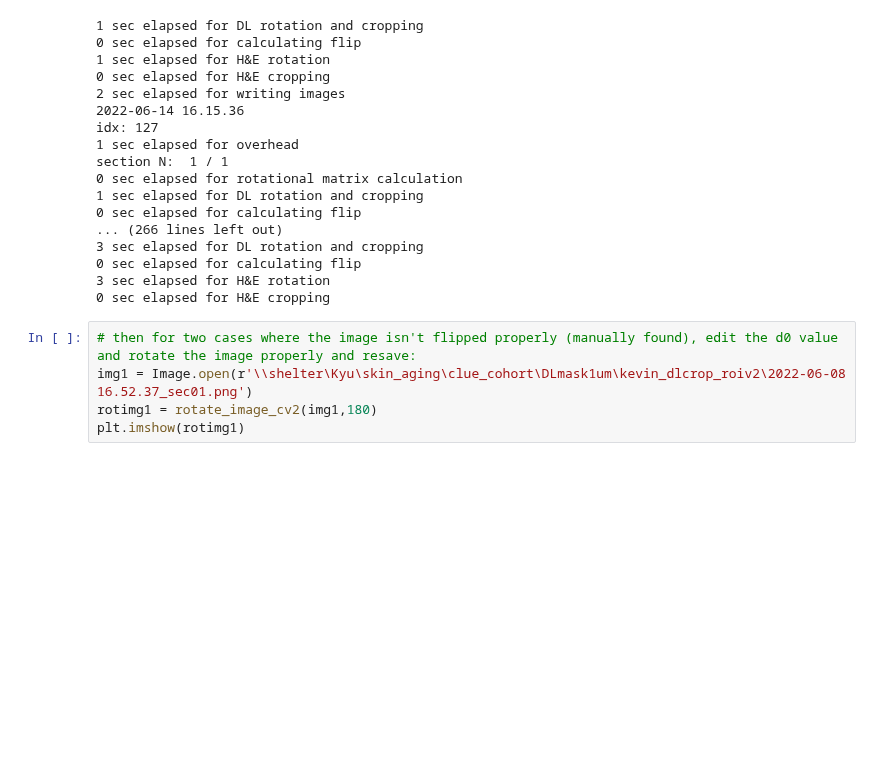
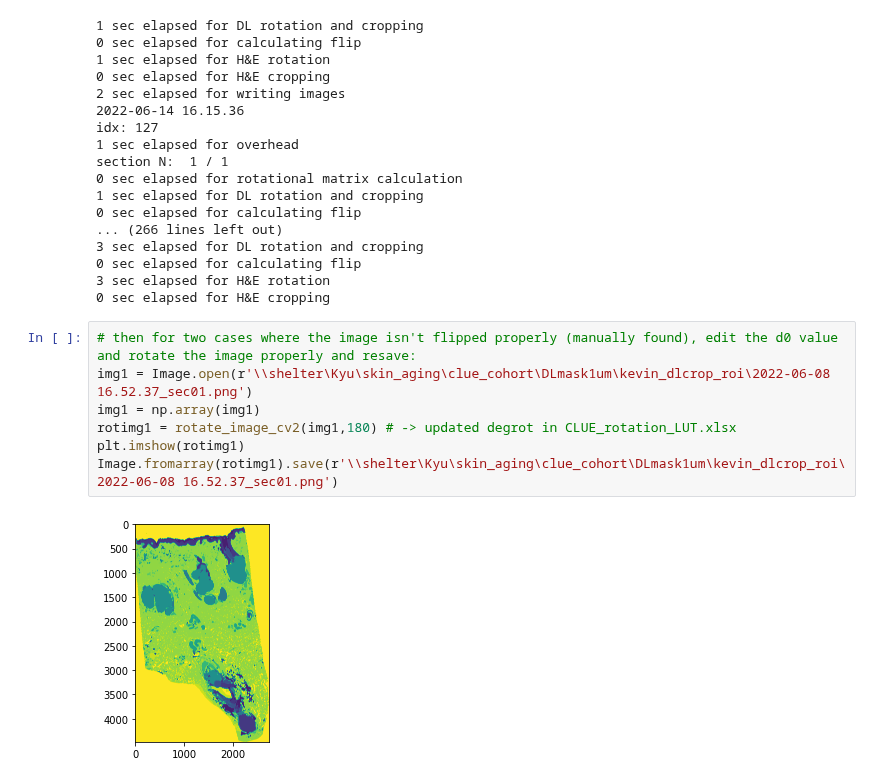
Before and after one commit to Wirtz-Lab/wsi_analysis, a Jupyter notebook: kevin/skin_morphometric_analysis/crop_align_DL_with_ROI.ipynb, the cells around one changed output. Cells and saved outputs as stored; diff of their text form; blank space fills up the shorter version.

```diff
--- a/kevin/skin_morphometric_analysis/crop_align_DL_with_ROI.ipynb
+++ b/kevin/skin_morphometric_analysis/crop_align_DL_with_ROI.ipynb
@@ -455,7 +459,11 @@ section N:  1 / 1
 0 sec elapsed for H&E cropping
 # %%
 # then for two cases where the image isn't flipped properly (manually found), edit the d0 value and rotate the image properly and resave:
-img1 = Image.open(r'\\shelter\Kyu\skin_aging\clue_cohort\DLmask1um\kevin_dlcrop_roiv2\2022-06-08 16.52.37_sec01.png')
-rotimg1 = rotate_image_cv2(img1,180)
+img1 = Image.open(r'\\shelter\Kyu\skin_aging\clue_cohort\DLmask1um\kevin_dlcrop_roi\2022-06-08 16.52.37_sec01.png')
+img1 = np.array(img1)
+rotimg1 = rotate_image_cv2(img1,180) # -> updated degrot in CLUE_rotation_LUT.xlsx
 plt.imshow(rotimg1)
+Image.fromarray(rotimg1).save(r'\\shelter\Kyu\skin_aging\clue_cohort\DLmask1um\kevin_dlcrop_roi\2022-06-08 16.52.37_sec01.png')
+# %% [output]
+[figure, added]
 # %%
```
Also changed, not shown: parts of 4 cells of this notebook.
